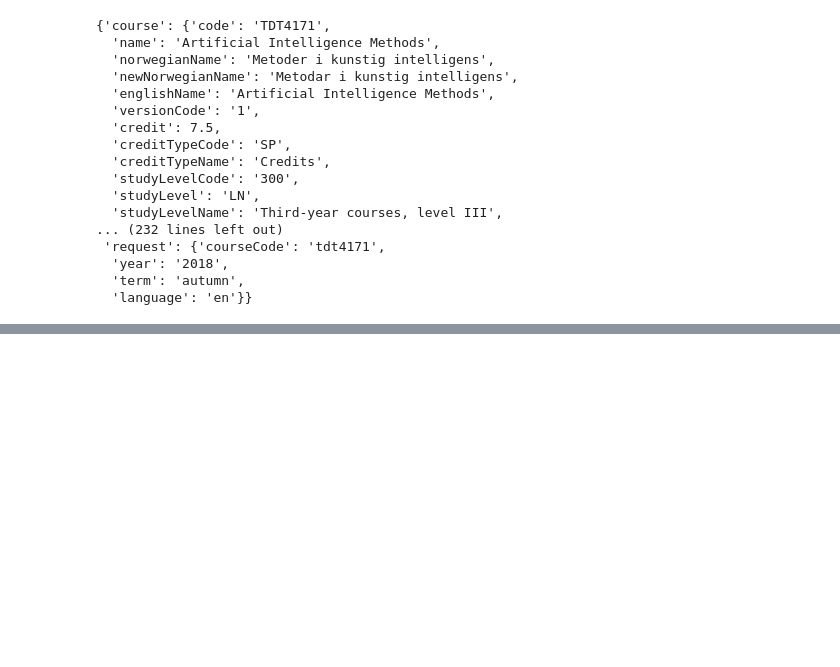
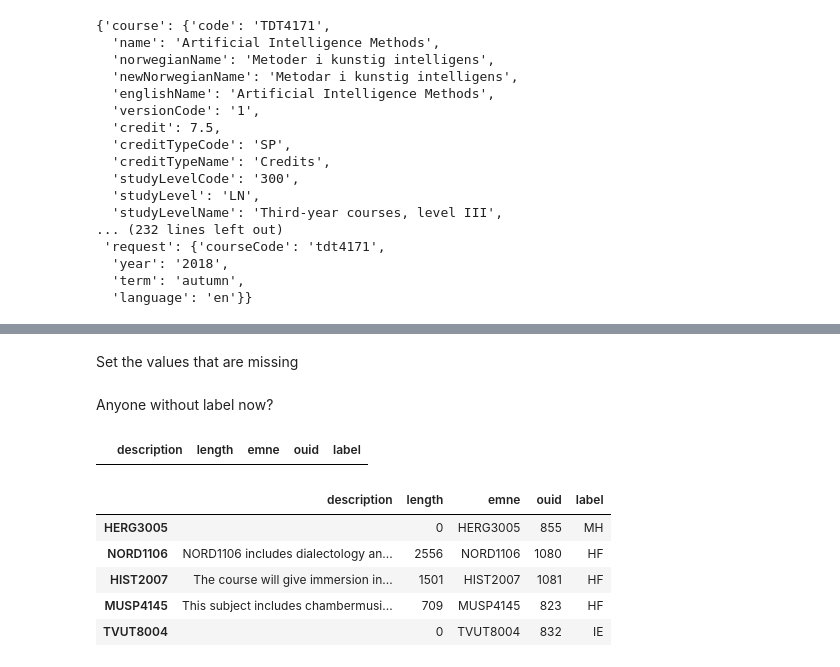
Before and after one commit to thomasht86/itdagene_norconsult, a Jupyter notebook: get_data.ipynb, the cells around one changed output, grey strips where cells are left out. Saved outputs shown, nothing was run; the diff lists cells and outputs as text; code cells hidden in the pictures; blank space fills up the shorter version.

```diff
--- a/get_data.ipynb
+++ b/get_data.ipynb
@@ -172,0 +345,2 @@ doc
+# %% [markdown]
+Set the values that are missing
@@ -172,0 +349,15 @@ doc
+# %% [markdown]
+Anyone without label now?
+# %%
+doc_df[doc_df.label.apply(lambda x: len(x)==0)]
+# %% [output]
+|  | description | length | emne | ouid | label |
+# %%
+doc_df.sample(5)
+# %% [output]
+|  | description | length | emne | ouid | label |
+| HERG3005 |  | 0 | HERG3005 | 855 | MH |
+| NORD1106 | NORD1106 includes dialectology an... | 2556 | NORD1106 | 1080 | HF |
+| HIST2007 | The course will give immersion in... | 1501 | HIST2007 | 1081 | HF |
+| MUSP4145 | This subject includes chambermusi... | 709 | MUSP4145 | 823 | HF |
+| TVUT8004 |  | 0 | TVUT8004 | 832 | IE |
```
Also changed, not shown: parts of 48 cells of this notebook, 4 other files.
